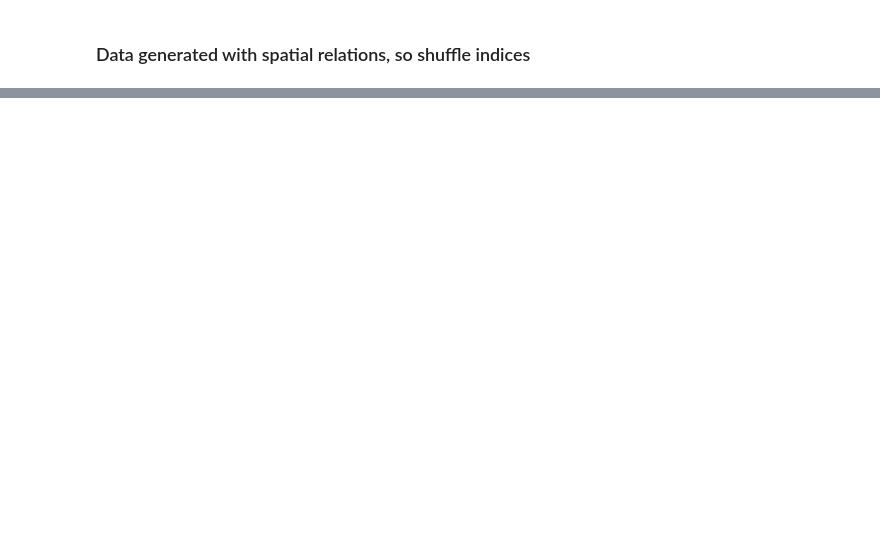
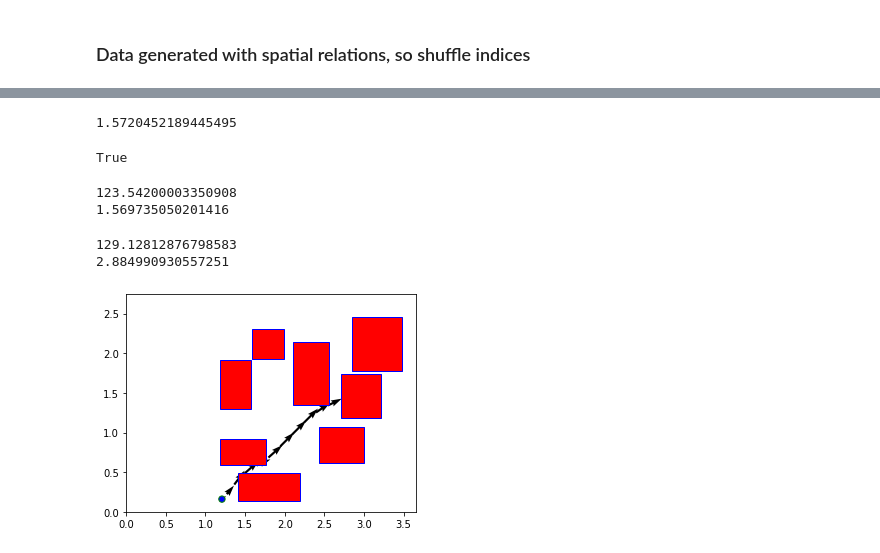
Before and after one commit to StanfordASL/CoCo, a Jupyter notebook: free_flyer/data_generation.ipynb, the cells around one changed output, grey strips where cells are left out. Saved outputs shown, nothing was run; the diff lists cells and outputs as text; code cells hidden in the pictures; blank space fills up the shorter version.

```diff
--- a/free_flyer/data_generation.ipynb
+++ b/free_flyer/data_generation.ipynb
@@ -279,7 +282,7 @@ sample_dists = {'x0': lambda: np.hstack((posmin + (posmax-posmin)*np.random.rand
                'obstacles': lambda: random_obs(n_obs, posmin, posmax, border_size, min_box_size, max_box_size)}
 
 #specify dataset sizes
-num_train = 900; num_test = 100
+num_train = 9000; num_test = 1000
 num_probs = num_train + num_test
 
 #write out config
@@ -334,8 +337,6 @@ while ii < num_probs:
             obstacles = find_obs(x0, posmin, posmax, n_obs, ignore_intersection=False)
             if len(obstacles) is not n_obs:
                 obstacles = find_obs(x0, posmin, posmax, n_obs, ignore_intersection=True)
-            if len(obstacles) is not n_obs:
-                continue
 
             if ii_toggle % obs_new_ct == 0:
                 toggle_obstacles = False
@@ -352,6 +353,9 @@ while ii < num_probs:
                 ii_obs = 0
                 ii_toggle = 0
 
+        if len(obstacles) is not n_obs:
+            continue
+
         params['obstacles'][ii,:] = np.reshape(np.concatenate(obstacles, axis=0), (n_obs,4)).T
         params['x0'][ii,:] = x0
 
@@ -362,20 +366,20 @@ while ii < num_probs:
         params['xg'][ii,:] = sample_dists['xg']()
         p_dict['xg'] = params['xg'][ii,:]
 
-    dump_file = open('dump_data.p','wb')
-    dump_data = [p_dict['x0'], p_dict['xg'], p_dict['obstacles']]
-    pickle.dump(dump_data,dump_file); dump_file.close()
+#     dump_file = open('dump_data.p','wb')
+#     dump_data = [p_dict['x0'], p_dict['xg'], p_dict['obstacles']]
+#     pickle.dump(dump_data,dump_file); dump_file.close()
 
     prob_success = False
     try:
-        with time_limit(20):
-            prob_success, cost, solve_time, optvals = prob.solve_micp(p_dict, solver=cp.GUROBI)
+#         with time_limit(20):
+        prob_success, cost, solve_time, optvals = prob.solve_micp(p_dict, solver=cp.MOSEK)
     except (KeyboardInterrupt, SystemExit):
         raise
-    except (TimeoutException):
-        print("Timed out at {}!".format(ii))
     except:
         print('solver failed at '.format(ii))
+    #     except (TimeoutException):
+#         print("Timed out at {}!".format(ii))
 
     if prob_success:
         costs[ii] = cost; solve_times[ii] = solve_time
@@ -464,0 +504,33 @@ p, x, u, y, c, s = pickle.load(train_file); train_file.close()
+# %%
+print(np.mean(big_R_costs))
+# %% [output]
+1.5720452189445495
+# %%
+p_dict = {}
+obstacles = \
+        random_obs(n_obs, posmin, posmax, border_size, min_box_size, max_box_size)
+x0 = findIC(obstacles, posmin, posmax, velmin, velmax)
+
+# x0 = sample_dists['x0']()
+# obstacles = find_obs(x0, posmin, posmax, n_obs, ignore_intersection=False)
+
+p_dict['obstacles'] = np.reshape(np.concatenate(obstacles, axis=0), (n_obs,4)).T
+p_dict['x0'] = x0
+p_dict['xg'] = sample_dists['xg']()
+
+prob_success, cost, solve_time, optvals = prob.solve_micp(p_dict, solver=cp.MOSEK)
+prob_success
+# %% [output]
+True
+# %%
+print(cost)
+print(solve_time)
+# %% [output]
+123.54200003350908
+1.569735050201416
+# %%
+print(cost)
+print(solve_time)
+# %% [output]
+129.12812876798583
+2.884990930557251
@@ -465,27 +544,34 @@ p, x, u, y, c, s = pickle.load(train_file); train_file.close()
 # %%
 idx = np.random.randint(train_data[1].shape[0])
 
+Xopt = optvals[0]
+
 obstacles = []
 for ii_obs in range(n_obs):
-    obs = train_data[0]['obstacles'][idx][:,ii_obs]
+#     obs = train_data[0]['obstacles'][idx][:,ii_obs]
+    obs = p_dict['obstacles'][:,ii_obs]
     obstacles.append(obs)
 
-x0 = train_data[0]['x0'][idx]
+# x0 = train_data[0]['x0'][idx]
 # x0 = findIC(obstacles, posmin, posmax, velmin, velmax)
+x0 = p_dict['x0']
 
 if len(obstacles) is n_obs:
     plt.axes()
     for obstacle in obstacles:
         rectangle = plt.Rectangle((obstacle[0], obstacle[2]), \
                                   obstacle[1]-obstacle[0], obstacle[3]-obstacle[2], \
                                  fc='red', ec='blue')
         plt.gca().add_patch(rectangle)
         plt.axis('scaled')
 
     circle = plt.Circle((x0[0],x0[1]), 0.04, fc='blue',ec="green")
     plt.gca().add_patch(circle)
+    plt.quiver(Xopt[0,:], Xopt[1,:], Xopt[2,:], Xopt[3,:])
 
     ax = plt.gca()
     ax.margins(0)
     ax.set(xlim=(posmin[0],posmax[0]), ylim=(posmin[1],posmax[1]))
     plt.show()
+# %% [output]
+[figure, added]
```
Also changed, not shown: parts of 12 cells of this notebook, 13 other files.
